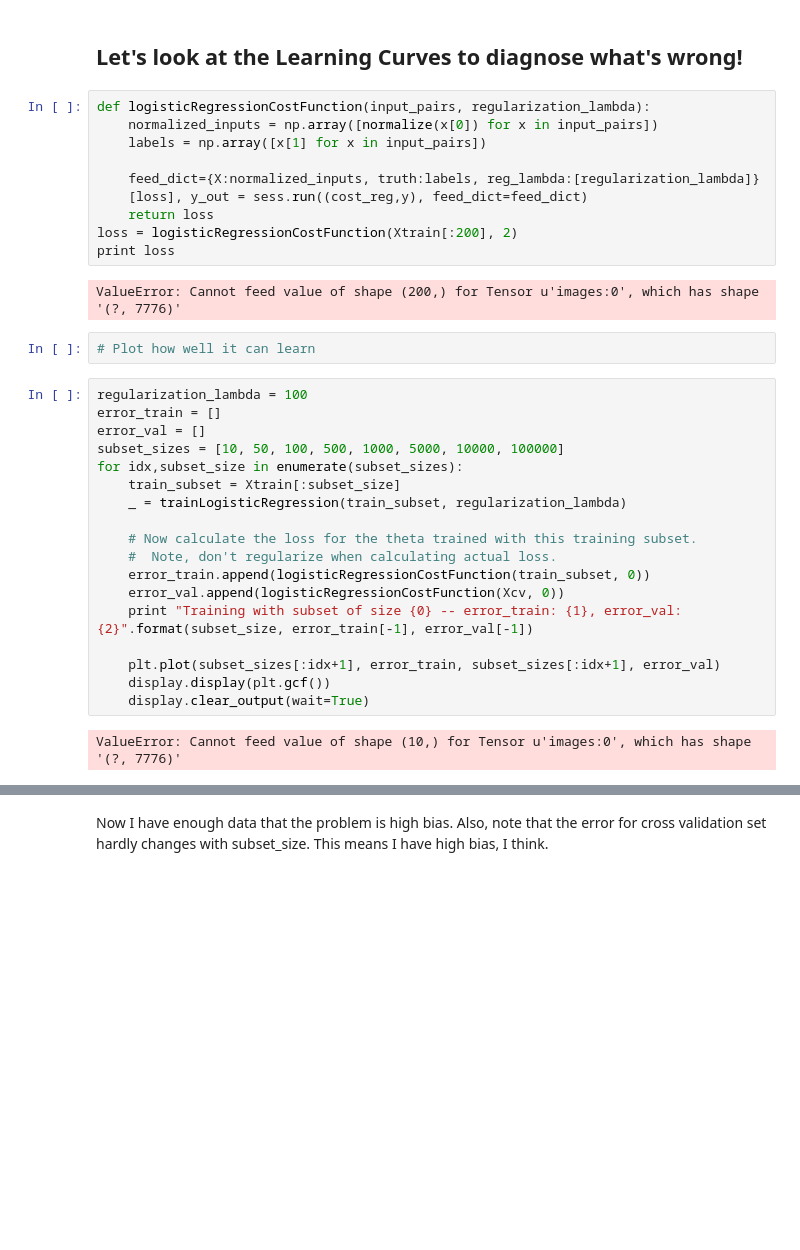
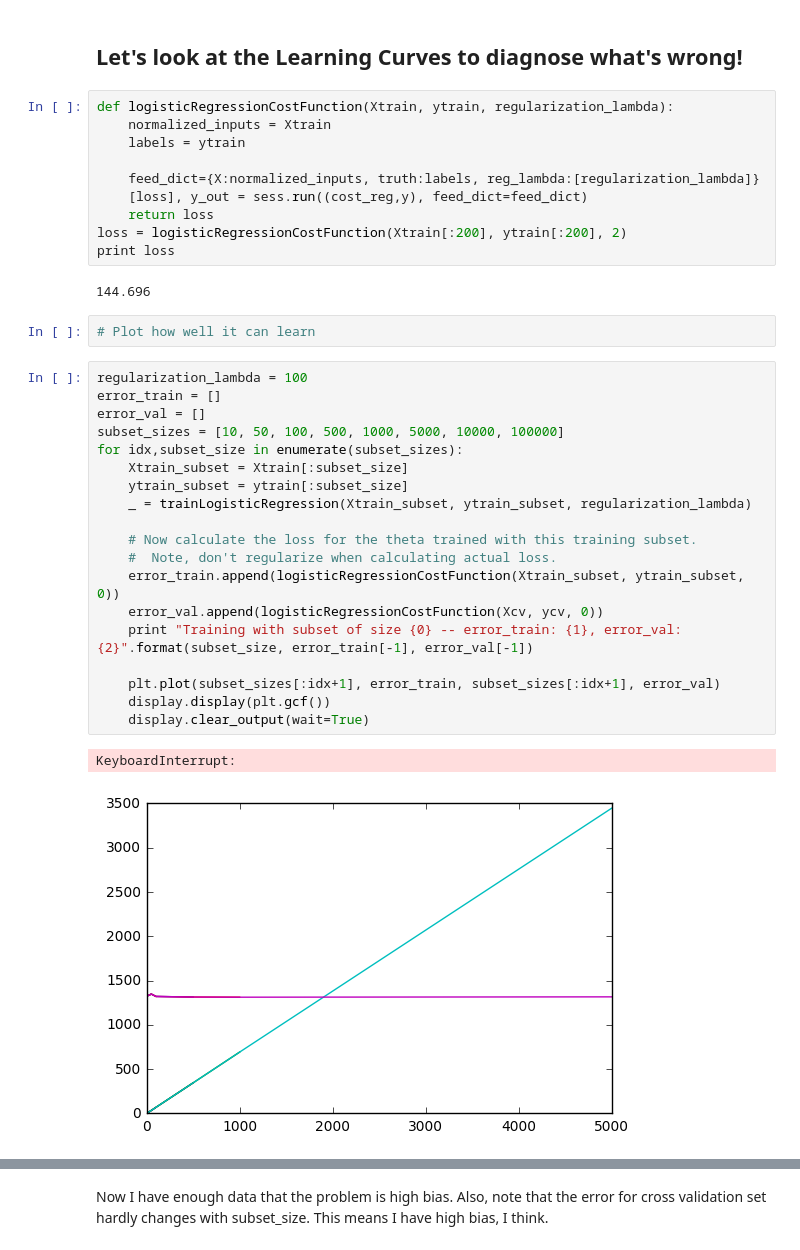
Before and after one commit to NHDaly/jupyter-binder, a Jupyter notebook: ml/Gan_Speaking.ipynb, the cells around one changed output, grey strips where cells are left out. Cells and saved outputs as stored; diff of their text form; blank space fills up the shorter version.

Commit message:
fixed Gan_speaking.ipynb learning curves (I didnt mean to submit it broken!)

```diff
--- a/ml/Gan_Speaking.ipynb
+++ b/ml/Gan_Speaking.ipynb
@@ -188,39 +193,41 @@ NameError: name 'losses' is not defined
 # %% [markdown]
 ## Let's look at the Learning Curves to diagnose what's wrong!
 # %%
-def logisticRegressionCostFunction(input_pairs, regularization_lambda):
-    normalized_inputs = np.array([normalize(x[0]) for x in input_pairs])
-    labels = np.array([x[1] for x in input_pairs])
+def logisticRegressionCostFunction(Xtrain, ytrain, regularization_lambda):
+    normalized_inputs = Xtrain
+    labels = ytrain
 
     feed_dict={X:normalized_inputs, truth:labels, reg_lambda:[regularization_lambda]}
     [loss], y_out = sess.run((cost_reg,y), feed_dict=feed_dict)
     return loss
-loss = logisticRegressionCostFunction(Xtrain[:200], 2)
+loss = logisticRegressionCostFunction(Xtrain[:200], ytrain[:200], 2)
 print loss
 # %% [output]
-ValueError: Cannot feed value of shape (200,) for Tensor u'images:0', which has shape '(?, 7776)'
+144.696
 # %%
 # Plot how well it can learn
 # %%
 regularization_lambda = 100
 error_train = []
 error_val = []
 subset_sizes = [10, 50, 100, 500, 1000, 5000, 10000, 100000]
 for idx,subset_size in enumerate(subset_sizes):
-    train_subset = Xtrain[:subset_size]
-    _ = trainLogisticRegression(train_subset, regularization_lambda)
+    Xtrain_subset = Xtrain[:subset_size]
+    ytrain_subset = ytrain[:subset_size]
+    _ = trainLogisticRegression(Xtrain_subset, ytrain_subset, regularization_lambda)
 
     # Now calculate the loss for the theta trained with this training subset.
     #  Note, don't regularize when calculating actual loss.
-    error_train.append(logisticRegressionCostFunction(train_subset, 0))
-    error_val.append(logisticRegressionCostFunction(Xcv, 0))
+    error_train.append(logisticRegressionCostFunction(Xtrain_subset, ytrain_subset, 0))
+    error_val.append(logisticRegressionCostFunction(Xcv, ycv, 0))
     print "Training with subset of size {0} -- error_train: {1}, error_val: {2}".format(subset_size, error_train[-1], error_val[-1])
 
     plt.plot(subset_sizes[:idx+1], error_train, subset_sizes[:idx+1], error_val)
     display.display(plt.gcf())
     display.clear_output(wait=True)
 # %% [output]
-ValueError: Cannot feed value of shape (10,) for Tensor u'images:0', which has shape '(?, 7776)'
+KeyboardInterrupt:
+[figure, added]
 # %%
 print subset_sizes
 print error_train
```
Also changed, not shown: parts of 13 cells of this notebook.
